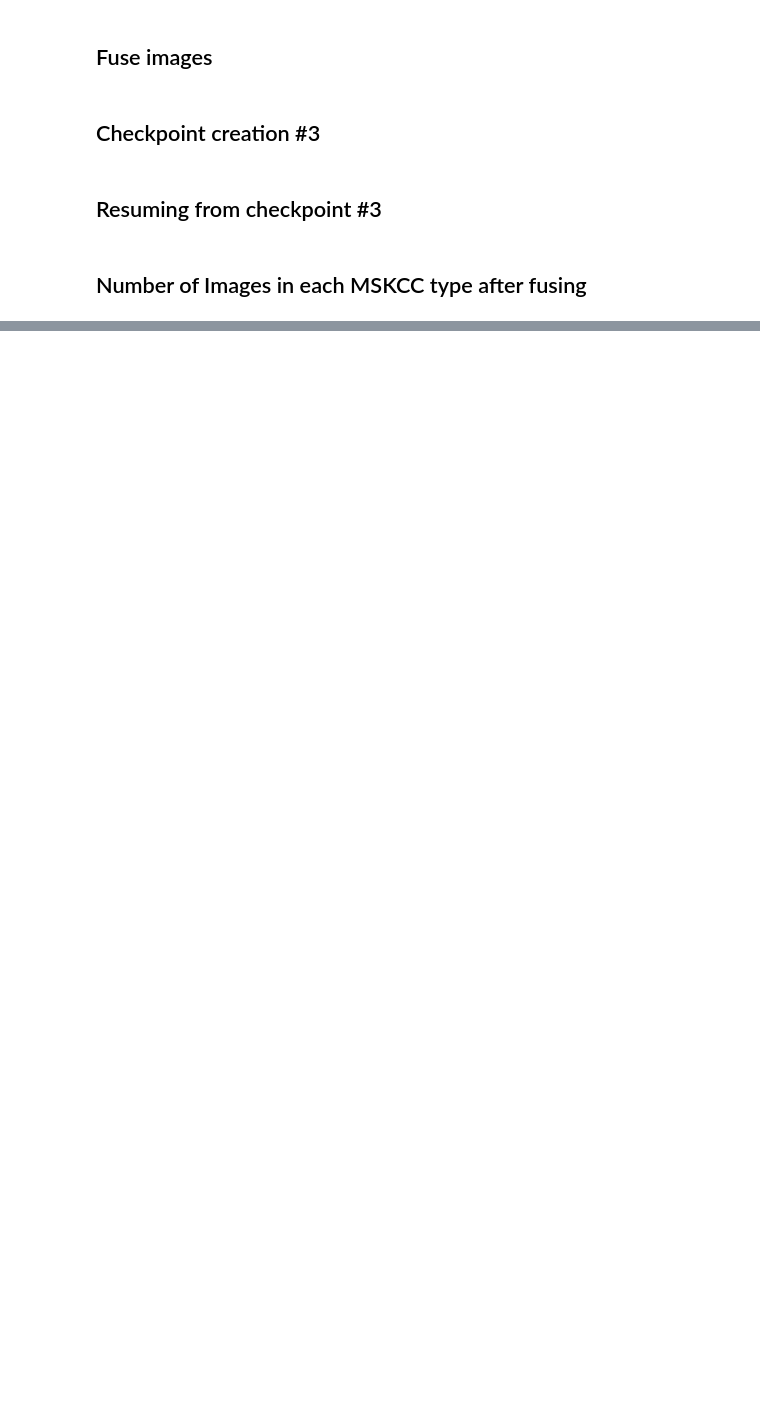
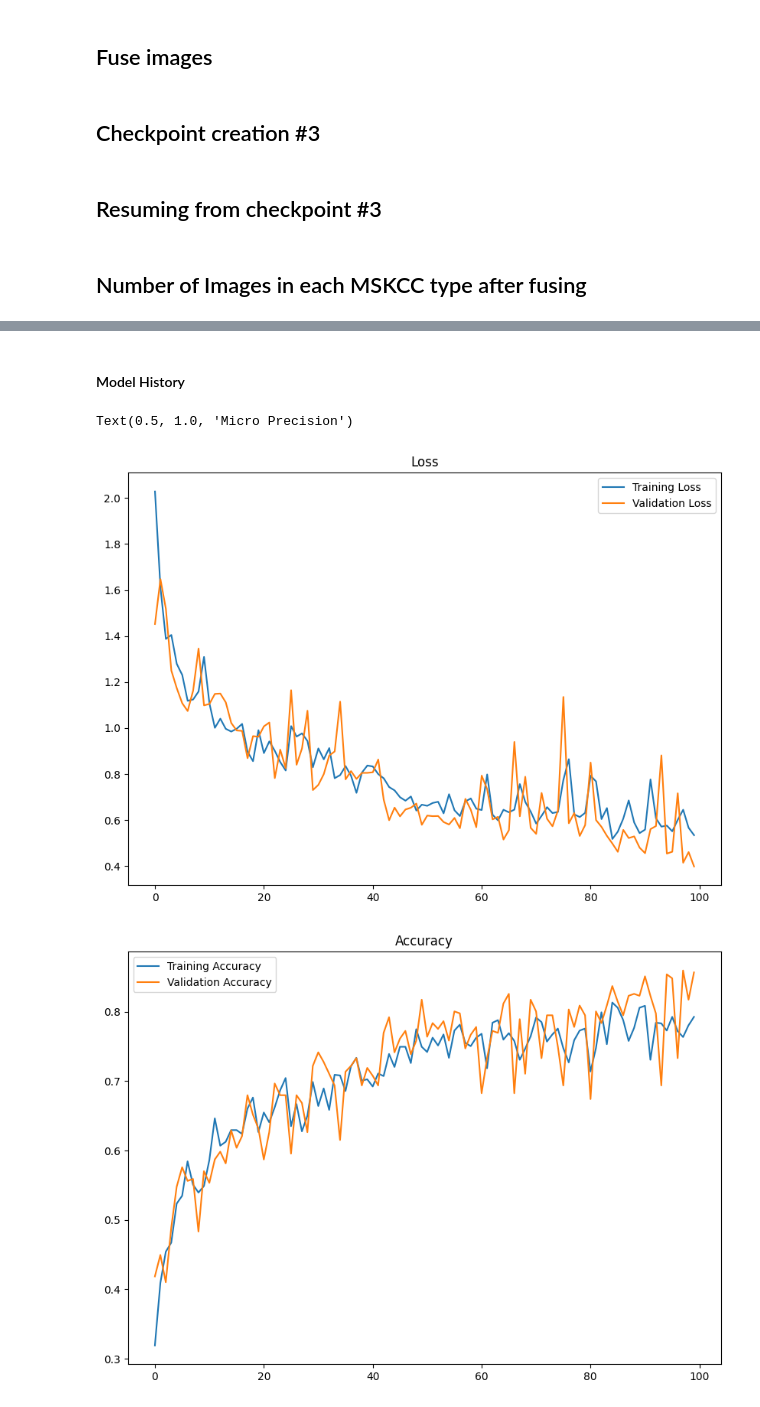
Before and after one commit to RileyLeo/Soft-Tissue-Sarcomas-Classification, a Jupyter notebook: notebook.ipynb, the cells around one changed output, grey strips where cells are left out. Cells and saved outputs as stored; diff of their text form; code cells hidden in the pictures; blank space fills up the shorter version.

```diff
--- a/notebook.ipynb
+++ b/notebook.ipynb
@@ -465,0 +926,25 @@ plt.show()
+# %% [markdown]
+#### Model History
+# %%
+#  plot the loss and accuracy
+plt.figure(figsize=(10, 7))
+plt.plot(history.history['loss'], label='Training Loss')
+plt.plot(history.history['val_loss'], label='Validation Loss')
+plt.legend()
+plt.title('Loss')
+
+plt.figure(figsize=(10, 7))
+plt.plot(history.history['categorical_accuracy'], label='Training Accuracy')
+plt.plot(history.history['val_categorical_accuracy'], label='Validation Accuracy')
+plt.legend()
+plt.title('Accuracy')
+
+plt.figure(figsize=(10, 7))
+plt.plot(history.history['microprecision'], label='Training Micro Precision')
+plt.plot(history.history['val_microprecision'], label='Validation Micro Precision')
+plt.legend()
+plt.title('Micro Precision')
+# %% [output]
+Text(0.5, 1.0, 'Micro Precision')
+[figure, added]
+[figure, added]
```
Also changed, not shown: parts of 46 cells of this notebook, 1 other file.
